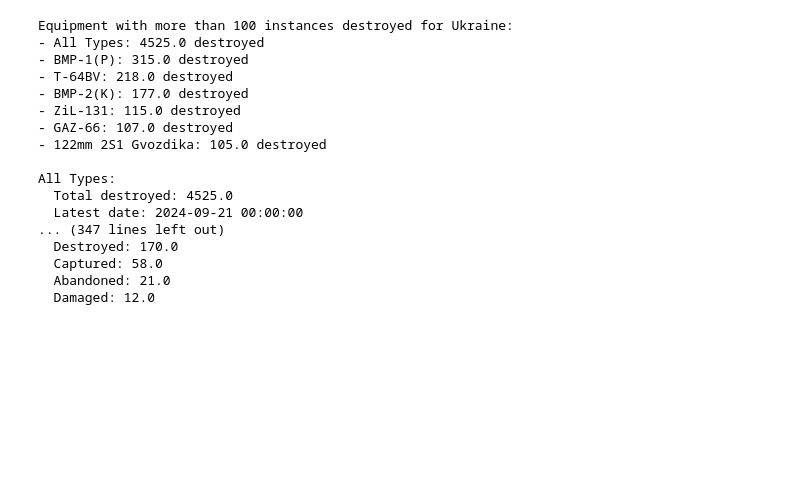
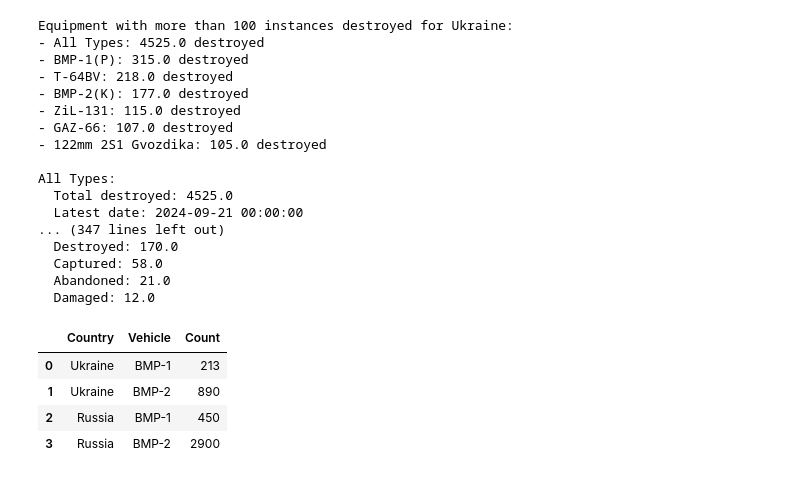
Before and after one commit to m6urns/project3-equipment, a Jupyter notebook: visualization.ipynb, the cells around one changed output. Cells and saved outputs as stored; diff of their text form; code cells hidden in the pictures; blank space fills up the shorter version.

Commit message:
Add some IISS data

```diff
--- a/visualization.ipynb
+++ b/visualization.ipynb
@@ -294,3 +294,19 @@ All Types:
   Captured: 58.0
   Abandoned: 21.0
   Damaged: 12.0
+# %%
+# Sourced from IISS Military Balance 2021
+bmp_stocks_2021  = {
+    'Country': ['Ukraine', 'Ukraine', 'Russia', 'Russia'],
+    'Vehicle': ['BMP-1', 'BMP-2', 'BMP-1', 'BMP-2'],
+    'Count': [213, 890, 450, 2900]
+}
+
+bmp_stocks_2021 = pd.DataFrame(bmp_stocks_2021)
+bmp_stocks_2021
+# %% [output]
+|  | Country | Vehicle | Count |
+| 0 | Ukraine | BMP-1 | 213 |
+| 1 | Ukraine | BMP-2 | 890 |
+| 2 | Russia | BMP-1 | 450 |
+| 3 | Russia | BMP-2 | 2900 |
```
Also changed, not shown: 1 other file.
